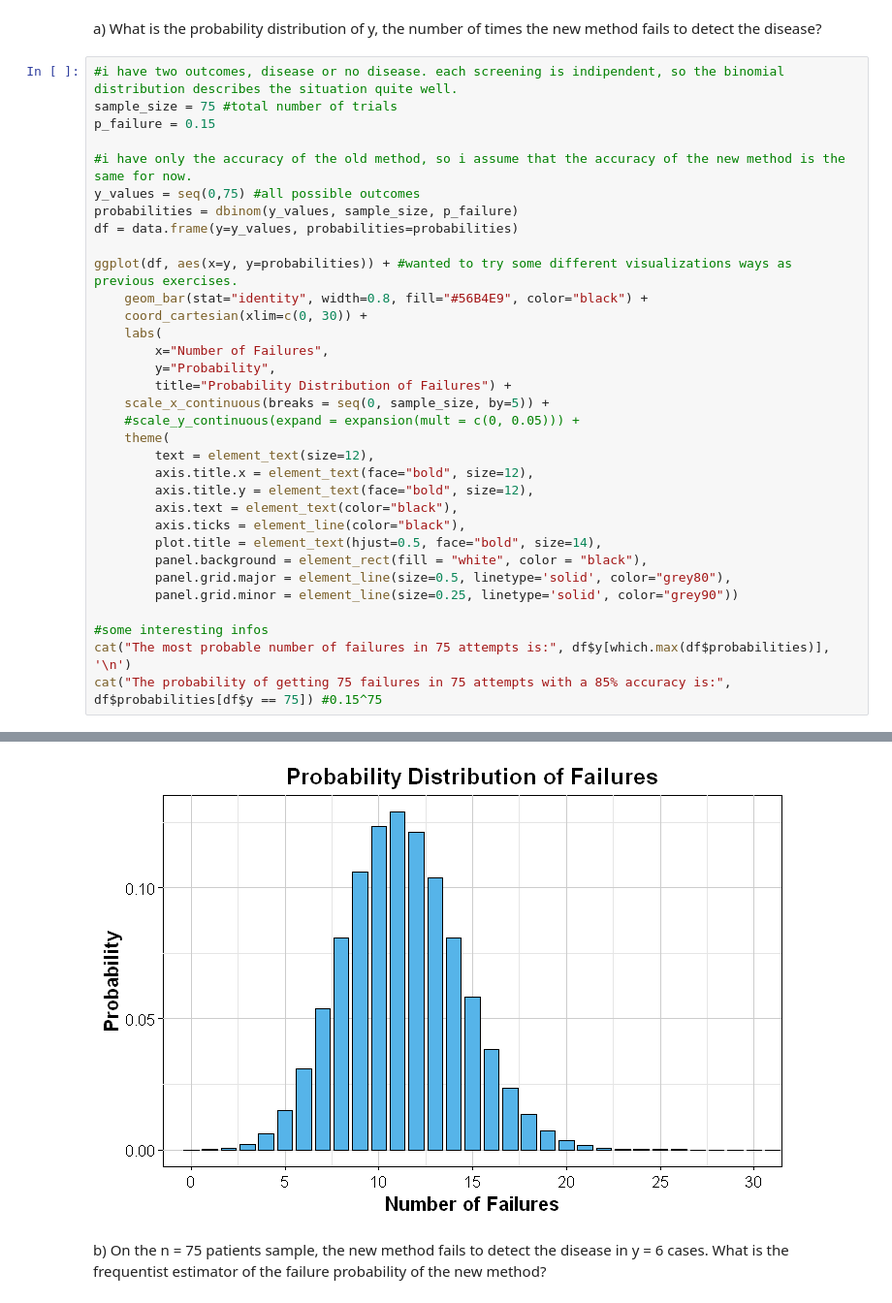
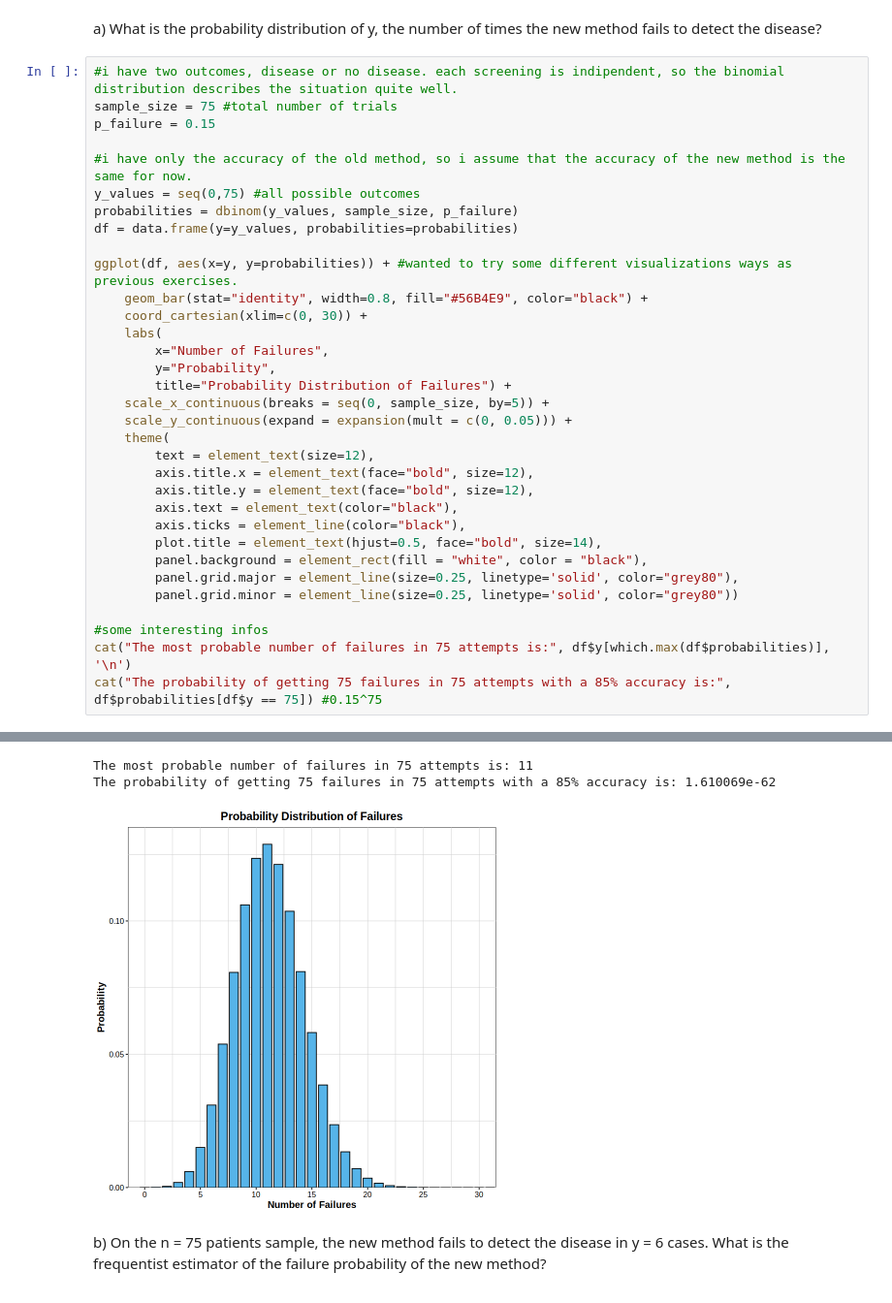
Before and after one commit to Alcadis/ASPA, a Jupyter notebook: Ex4/Untitled.ipynb, the cells around one changed output, grey strips where cells are left out. Shown: that part at 97% size. Drawn from its saved outputs; the diff is of its cells as text.

```diff
--- a/Ex4/Untitled.ipynb
+++ b/Ex4/Untitled.ipynb
@@ -34,7 +28,7 @@ ggplot(df, aes(x=y, y=probabilities)) + #wanted to try some different visualizat
         y="Probability",
         title="Probability Distribution of Failures") +
     scale_x_continuous(breaks = seq(0, sample_size, by=5)) +
-    #scale_y_continuous(expand = expansion(mult = c(0, 0.05))) +
+    scale_y_continuous(expand = expansion(mult = c(0, 0.05))) +
     theme(
         text = element_text(size=12),
         axis.title.x = element_text(face="bold", size=12),
@@ -43,8 +37,8 @@ ggplot(df, aes(x=y, y=probabilities)) + #wanted to try some different visualizat
         axis.ticks = element_line(color="black"),
         plot.title = element_text(hjust=0.5, face="bold", size=14),
         panel.background = element_rect(fill = "white", color = "black"),
-        panel.grid.major = element_line(size=0.5, linetype='solid', color="grey80"),
-        panel.grid.minor = element_line(size=0.25, linetype='solid', color="grey90"))
+        panel.grid.major = element_line(size=0.25, linetype='solid', color="grey80"),
+        panel.grid.minor = element_line(size=0.25, linetype='solid', color="grey80"))
 
 #some interesting infos
 cat("The most probable number of failures in 75 attempts is:", df$y[which.max(df$probabilities)], '\n')
@@ -55,4 +50,6 @@ The probability of getting 75 failures in 75 attempts with a 85% accuracy is: 1.
+The most probable number of failures in 75 attempts is: 11
+The probability of getting 75 failures in 75 attempts with a 85% accuracy is: 1.610069e-62
-[figure, old version]
+[figure, new version]
 # %% [markdown]
 b) On the n = 75 patients sample, the new method fails to detect the disease in y = 6 cases. What is the frequentist estimator of the failure probability of the new method?
 # %%
```
Also changed, not shown: parts of 7 cells of this notebook.
